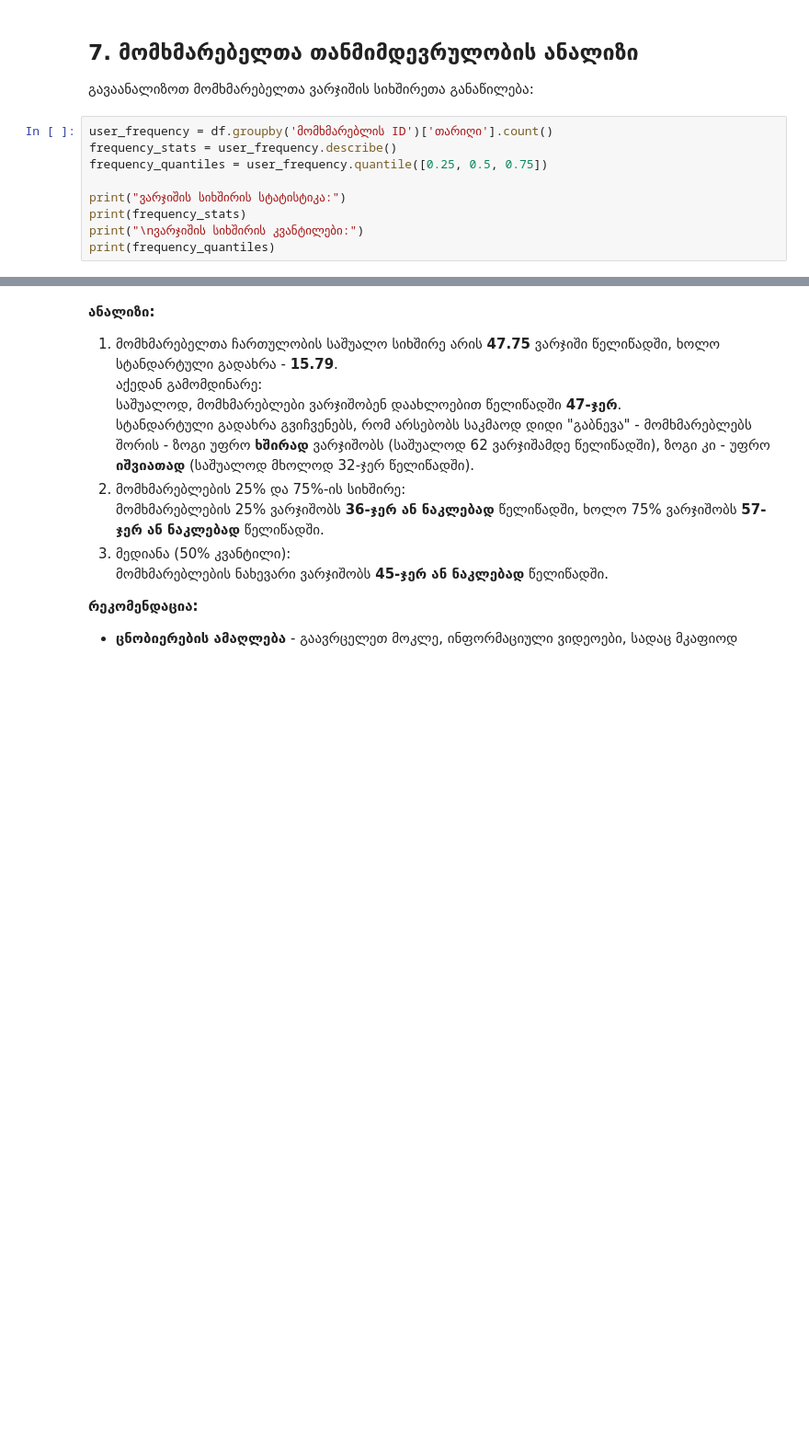
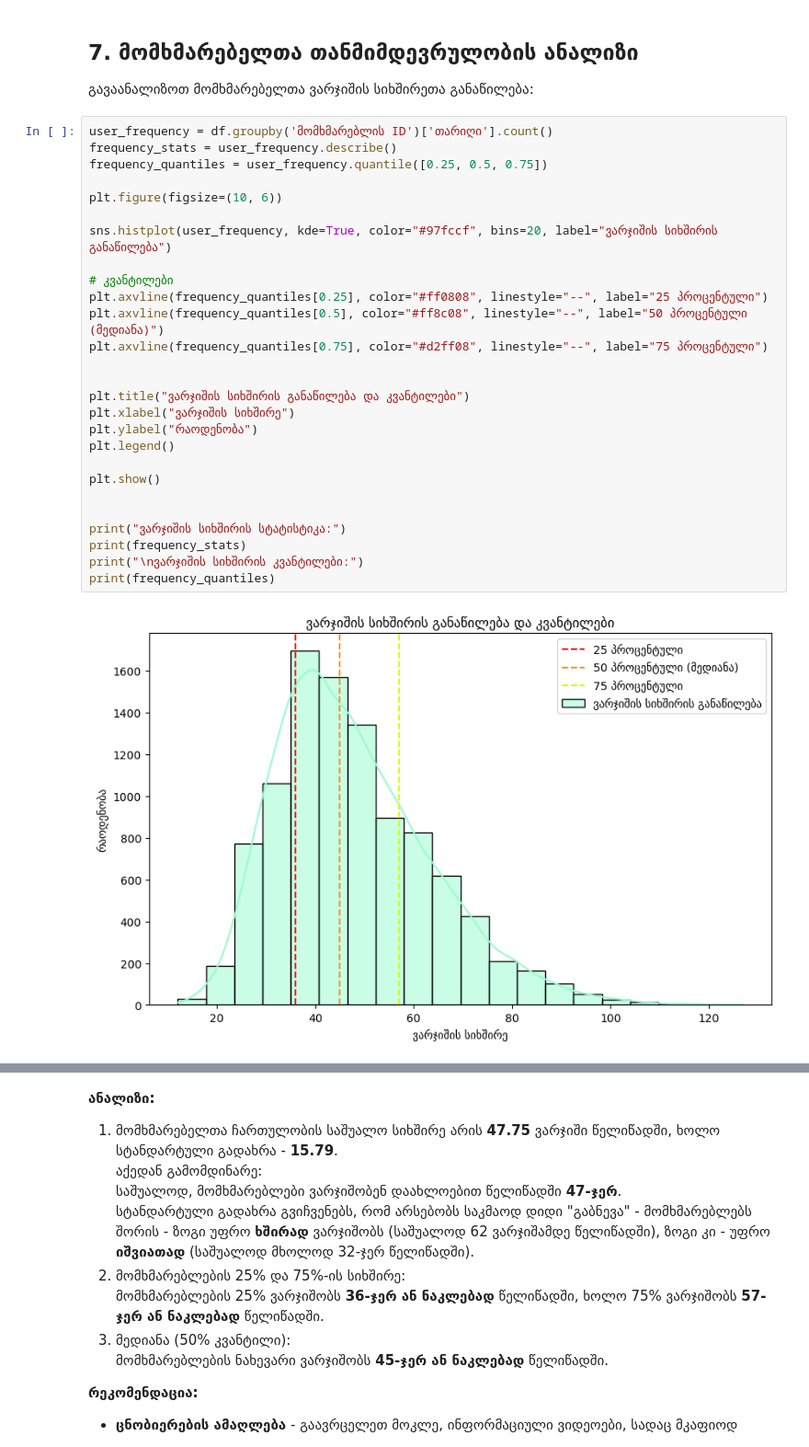
Before and after one commit to barbarehh/Data_Analytics, a Jupyter notebook: HW_1/analitika_1.ipynb, the cells around one changed output, grey strips where cells are left out. Shown: that part at 92% size. Saved outputs shown, nothing was run; the diff lists cells and outputs as text; blank space fills up the shorter version.

```diff
--- a/HW_1/analitika_1.ipynb
+++ b/HW_1/analitika_1.ipynb
@@ -281,13 +290,32 @@ plt.show()
 # %%
 user_frequency = df.groupby('მომხმარებლის ID')['თარიღი'].count()
 frequency_stats = user_frequency.describe()
 frequency_quantiles = user_frequency.quantile([0.25, 0.5, 0.75])
 
+plt.figure(figsize=(10, 6))
+
+sns.histplot(user_frequency, kde=True, color="#97fccf", bins=20, label="ვარჯიშის სიხშირის განაწილება")
+
+# კვანტილები
+plt.axvline(frequency_quantiles[0.25], color="#ff0808", linestyle="--", label="25 პროცენტული")
+plt.axvline(frequency_quantiles[0.5], color="#ff8c08", linestyle="--", label="50 პროცენტული (მედიანა)")
+plt.axvline(frequency_quantiles[0.75], color="#d2ff08", linestyle="--", label="75 პროცენტული")
+
+
+plt.title("ვარჯიშის სიხშირის განაწილება და კვანტილები")
+plt.xlabel("ვარჯიშის სიხშირე")
+plt.ylabel("რაოდენობა")
+plt.legend()
+
+plt.show()
+
+
 print("ვარჯიშის სიხშირის სტატისტიკა:")
 print(frequency_stats)
 print("\nვარჯიშის სიხშირის კვანტილები:")
 print(frequency_quantiles)
 # %% [output]
+[figure, added]
 ვარჯიშის სიხშირის სტატისტიკა:
 count    10000.000000
 mean        47.748100
```
Also changed, not shown: parts of 6 cells of this notebook, 1 other file.
